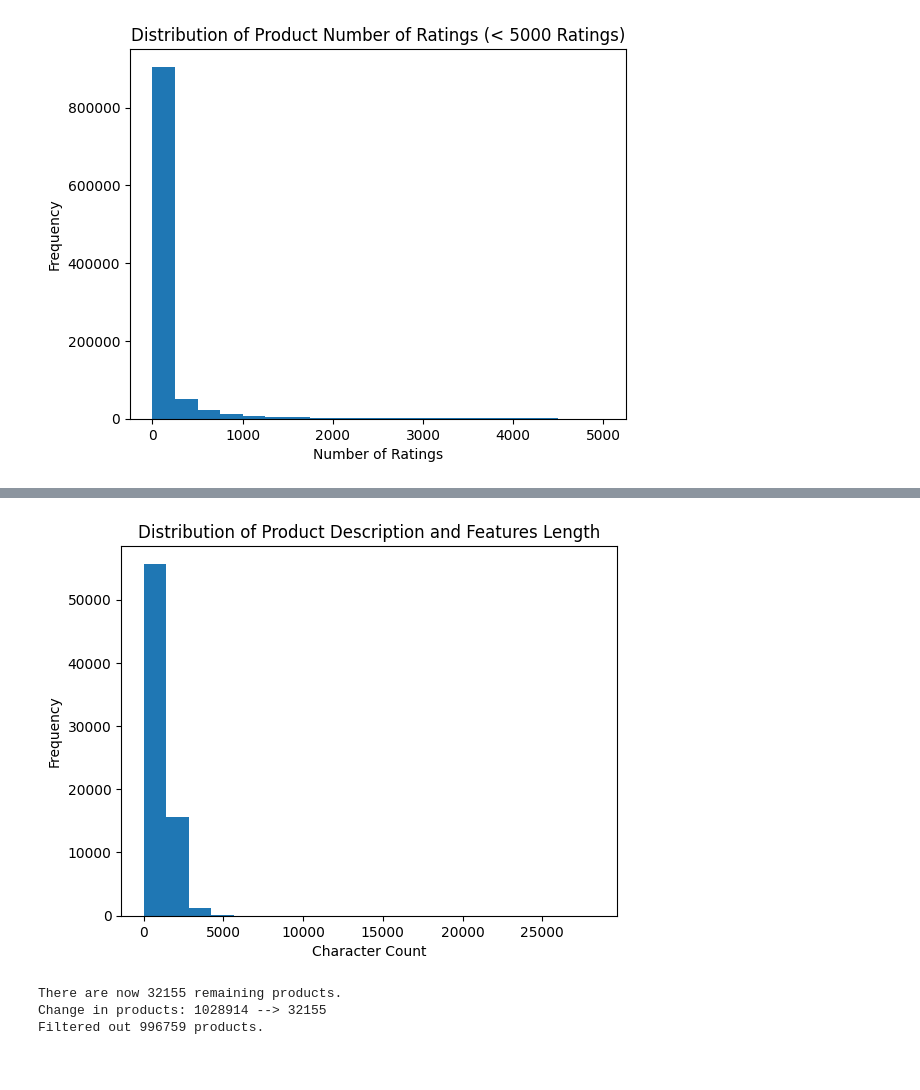
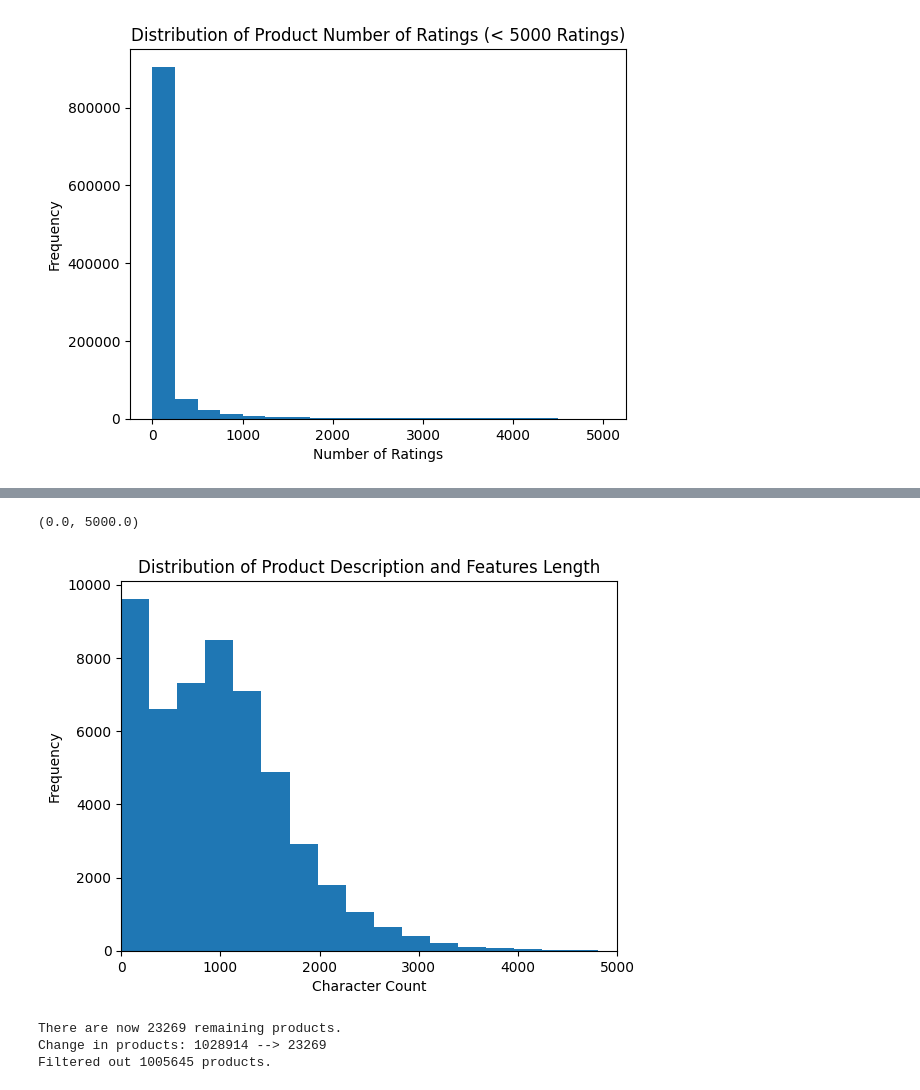
Before and after one commit to the-data-science-union/DSU-W2025-Improving-Marketplace-Search, a Jupyter notebook: beauty_and_personal_care_filtering.ipynb, the cells around one changed output, grey strips where cells are left out. Saved outputs shown, nothing was run; the diff lists cells and outputs as text; code cells hidden in the pictures.

```diff
--- a/beauty_and_personal_care_filtering.ipynb
+++ b/beauty_and_personal_care_filtering.ipynb
@@ -4,7 +4,7 @@ import re
 import numpy as np
 import matplotlib.pyplot as plt
 # %%
-file='C:/Users/benja/Downloads/meta_Beauty_and_Personal_Care.jsonl/meta_Beauty_and_Personal_Care.jsonl'
+file="C:/Users/benja/Desktop/Improving_Mp_Search/meta_Beauty_and_Personal_Care.jsonl/meta_Beauty_and_Personal_Care.jsonl"
 
 products = []
 
@@ -54,7 +55,7 @@ plt.show()
 # %% [output]
 [figure]
 # %%
-ratings_threshold = 500
+ratings_threshold = 750
 filtered_products = [product for product in products if product['rating_number'] > ratings_threshold]
 
 print(f"There are now {len(filtered_products)} remaining products.")
@@ -83,11 +84,12 @@ Proportion of products with descriptions: 46.602%
 # %%
-plt.hist(lengths, bins=20)
+plt.hist(lengths, bins=100)
 plt.title('Distribution of Product Description and Features Length')
 plt.xlabel('Character Count')
 plt.ylabel('Frequency')
-plt.show()
+plt.xlim(0, 5000)
 # %% [output]
+(0.0, 5000.0)
-[figure, old version]
+[figure, new version]
 # %%
 description_threshold = 1000
 
@@ -95,6 +97,6 @@ final_products = [product for product in filtered_products if len(product['combi
 
 print(f"There are now {len(final_products)} remaining products.\nChange in products: {original_length} --> {len(final_products)}\nFiltered out {original_length-len(final_products)} products.")
 # %% [output]
-There are now 32155 remaining products.
-Change in products: 1028914 --> 32155
-Filtered out 996759 products.
+There are now 23269 remaining products.
+Change in products: 1028914 --> 23269
+Filtered out 1005645 products.
```
Also changed, not shown: parts of 5 cells of this notebook, 1 other file.
